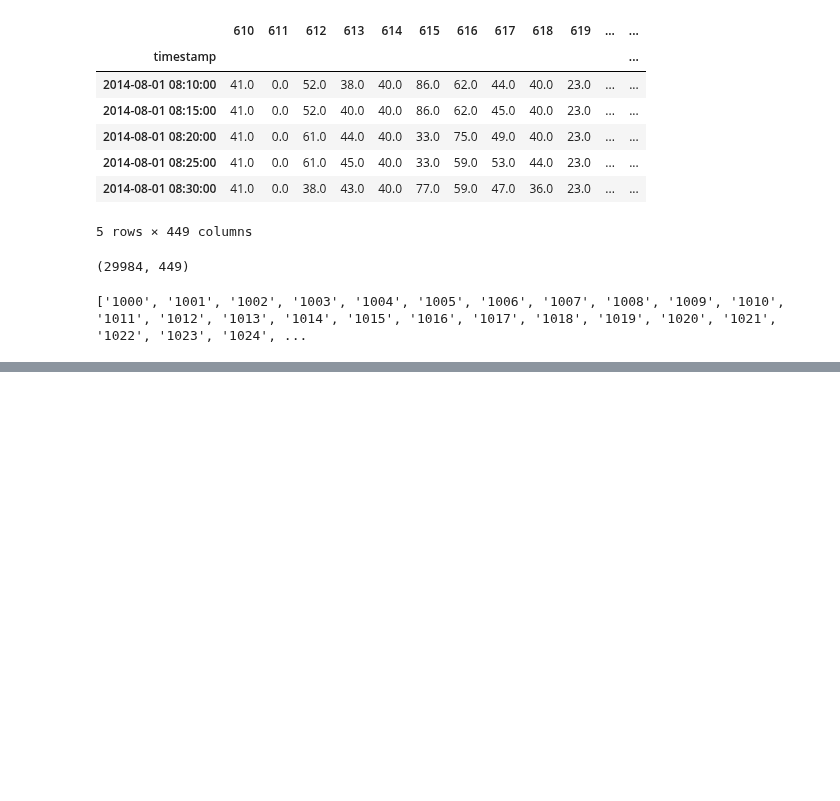
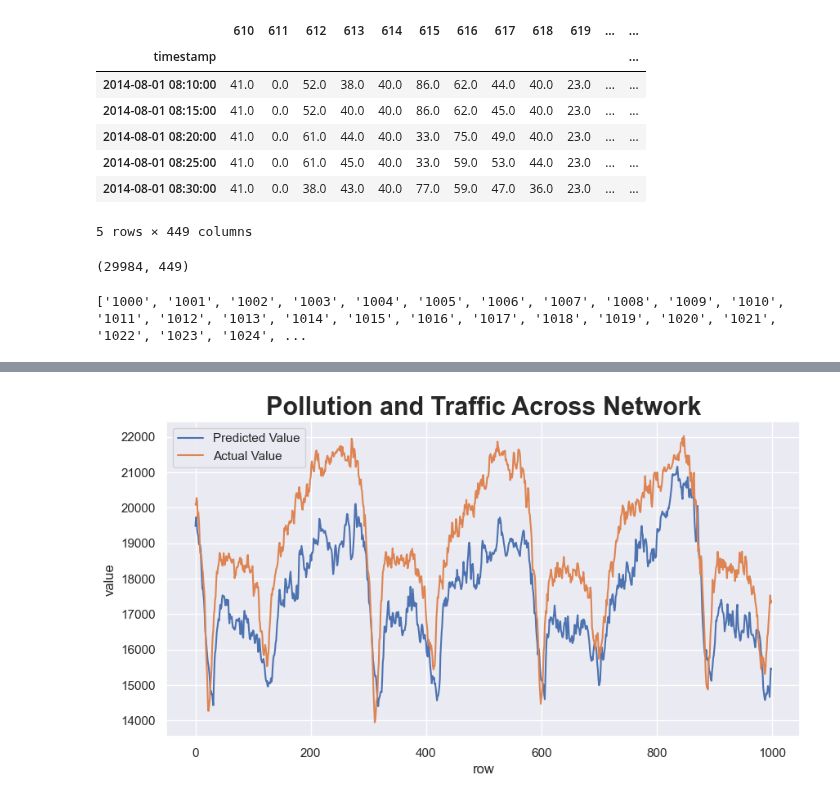
Before and after one commit to victorhg/aai-530-final-project, a Jupyter notebook: models/lstm_traffic_alternative.ipynb, the cells around one changed output, grey strips where cells are left out. Saved outputs shown, nothing was run; the diff lists cells and outputs as text; code cells hidden in the pictures; blank space fills up the shorter version.

```diff
--- a/models/lstm_traffic_alternative.ipynb
+++ b/models/lstm_traffic_alternative.ipynb
@@ -220,0 +251,12 @@ plt.show()
+# %%
+pollution_features = ["particullate_matter", "carbon_monoxide", "sulfure_dioxide", "nitrogen_dioxide"]
+# Merge using nearest timestamps
+combined_pollution_traffic = pd.merge_asof(
+    traffic_df.sort_index(),
+    pollution_df[pollution_features].sort_index(),
+    left_index=True,
+    right_index=True,
+    direction='nearest'
+)
+
+combined_pollution_traffic
@@ -220,0 +356,3 @@ plt.show()
+# %%
+plot_prediction_across_network(model, val_arrays, val_labs, 'Pollution and Traffic Across Network')
+# %% [output]
@@ -220,0 +360 @@ plt.show()
+[figure, added]
```
Also changed, not shown: parts of 17 cells of this notebook, 2 other files.
